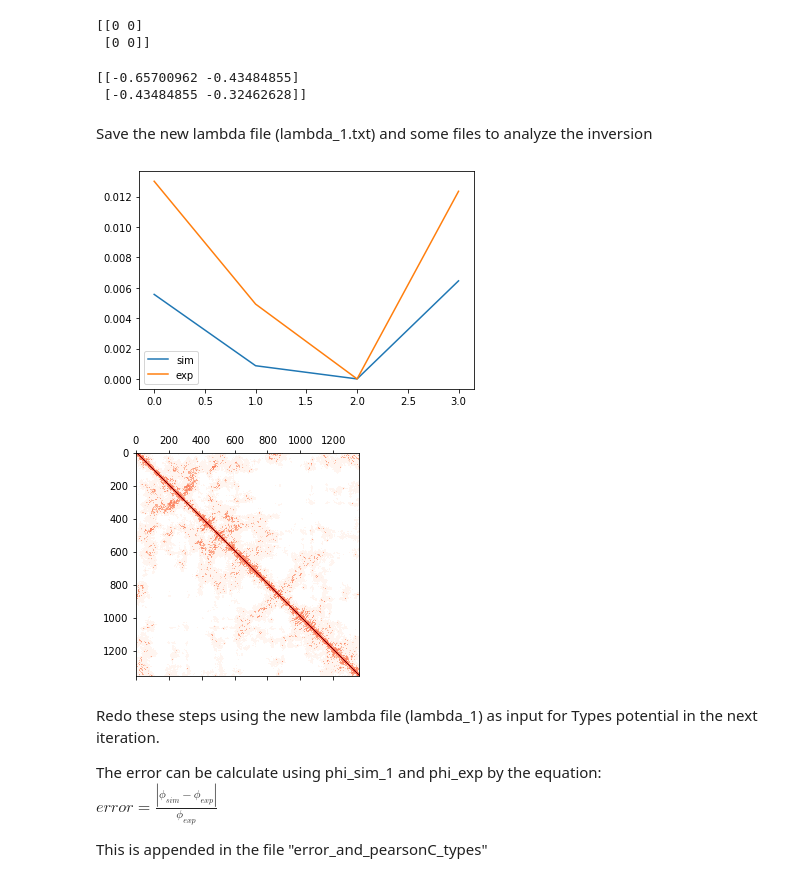
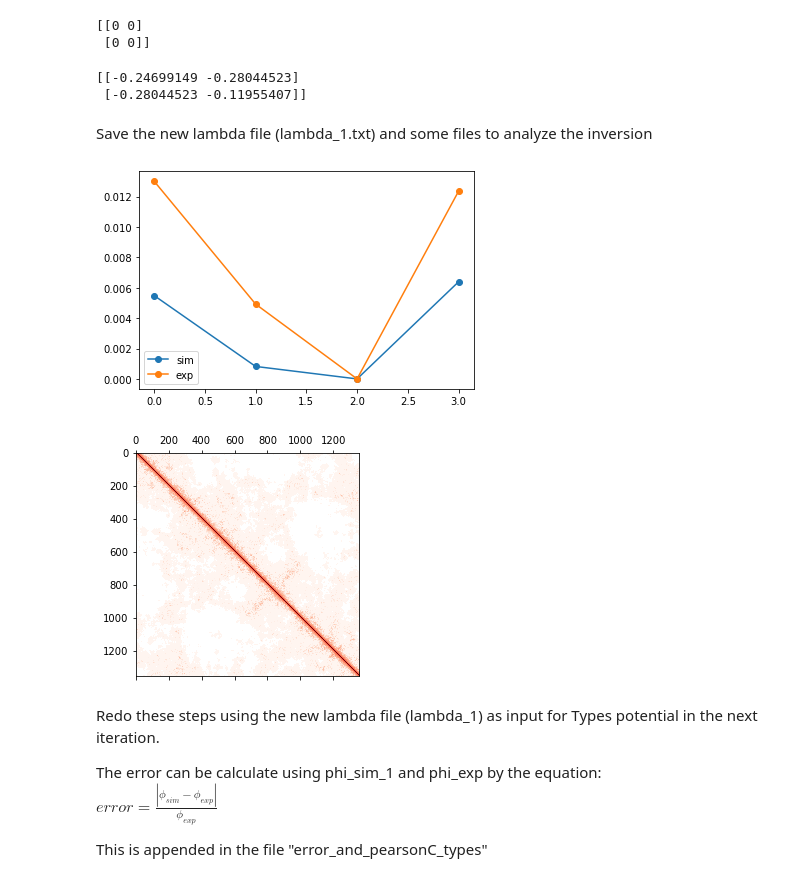
Before and after one commit to junioreif/OpenMiChroM, a Jupyter notebook: Tutorials/Types_Optimization/Tutorial_optimization.ipynb, the cells around one changed output. Drawn from its saved outputs; the diff is of its cells as text; code cells hidden in the pictures.

```diff
--- a/Tutorials/Types_Optimization/Tutorial_optimization.ipynb
+++ b/Tutorials/Types_Optimization/Tutorial_optimization.ipynb
@@ -175,7 +177,7 @@ sim.saveFolder('iteration_0')
 # %% [markdown]
 The next step is to setup your chromosome sequence and initial configuration
 # %%
-mychro = sim.create_springSpiral(ChromSeq="input/seq_chr10_100k.txt")
+mychro = sim.createSpringSpiral(ChromSeq="input/seq_chr10_100k.txt")
 # %% [markdown]
 Load the initial structure into "sim" object
 # %%
@@ -379,38 +363,38 @@ print(lambda_old)
 [[0 0]
  [0 0]]
 # %%
-damp = 10**-6
+damp = 3*10**-7
 lambda_new = lambda_old - damp*lambdas
 # %%
 print(lambda_new)
 # %% [output]
-[[-0.65700962 -0.43484855]
- [-0.43484855 -0.32462628]]
+[[-0.24699149 -0.28044523]
+ [-0.28044523 -0.11955407]]
 # %% [markdown]
 Save the new lambda file (lambda_1.txt) and some files to analyze the inversion
 # %%
 iteration = 0
 #prob of A/B in sim and exp
 phi_sim = opt2.calc_sim_phi_types().ravel()
 phi_exp = opt2.calc_exp_phi_types().ravel()
 np.savetxt('phi_sim_' + str(iteration), phi_sim)
 np.savetxt('phi_exp', phi_exp)
 
-plt.plot(phi_sim, label="sim")
-plt.plot(phi_exp, label="exp")
+plt.plot(phi_sim, 'o-', label="sim")
+plt.plot(phi_exp, 'o-', label="exp")
 plt.legend()
 
 #HiC_simulate
 dense_sim = opt2.getHiCSim()
 np.savetxt('hic_sim_' + str(iteration)+'.dense', dense_sim)
 plt.matshow(dense_sim, norm=mpl.colors.LogNorm(vmin=0.0001, vmax=dense_sim.max()),cmap="Reds")
 
 #save the new lambda file
 lamb = pd.DataFrame(lambda_new,columns=seq)
 lamb.to_csv("input/lambda_1", index=False)
 # %% [output]
-[figure, old version]
+[figure, new version]
-[figure, old version]
+[figure, new version]
 # %% [markdown]
 Redo these steps using the new lambda file (lambda_1) as input for Types potential in the next iteration.
 
```
Also changed, not shown: parts of 12 cells of this notebook, 9 other files.
